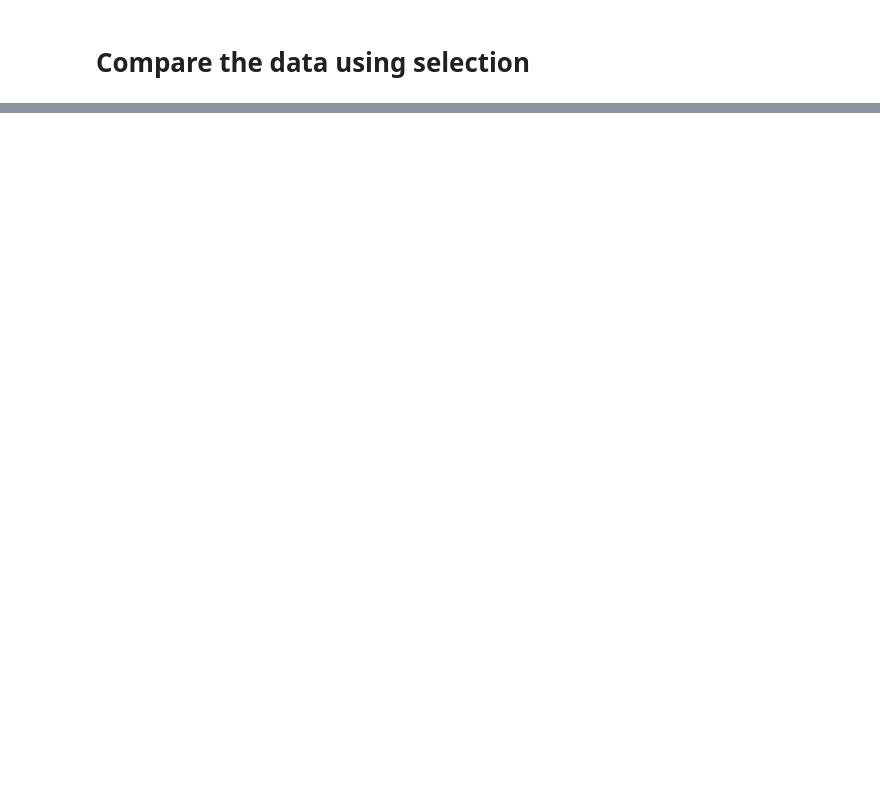
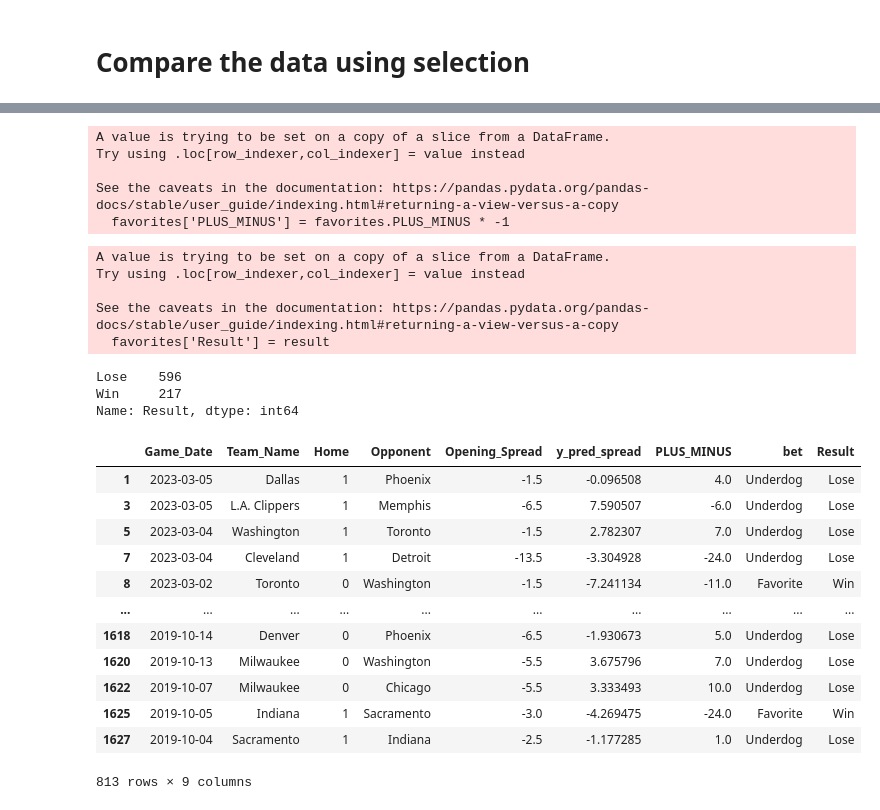
Before and after one commit to alecmatt5/nba_betting_analysis, a Jupyter notebook: backend/notebooks/secondary_model_alec.ipynb, the cells around one changed output, grey strips where cells are left out. Saved outputs shown, nothing was run; the diff lists cells and outputs as text; code cells hidden in the pictures; blank space fills up the shorter version.

```diff
--- a/backend/notebooks/secondary_model_alec.ipynb
+++ b/backend/notebooks/secondary_model_alec.ipynb
@@ -82,0 +211,57 @@ bets
+# %%
+favorites = compare[compare['Opening_Spread'] < 0]
+favorites['PLUS_MINUS'] = favorites.PLUS_MINUS * -1
+# %% [output]
+A value is trying to be set on a copy of a slice from a DataFrame.
+Try using .loc[row_indexer,col_indexer] = value instead
+
+See the caveats in the documentation: https://pandas.pydata.org/pandas-docs/stable/user_guide/indexing.html#returning-a-view-versus-a-copy
+  favorites['PLUS_MINUS'] = favorites.PLUS_MINUS * -1
+# %%
+PLUS_MINUS = favorites.PLUS_MINUS.tolist()
+bet = favorites.bet.tolist()
+# %%
+def win_or_lose(bet, plus_minus):
+    if bet == 'Favorite':
+        if 'PLUS_MINUS' > 'Opening_Spread':
+            return 'Win'
+        else:
+            return 'Lose'
+    else:
+        if 'PLUS_MINUS' < 'Opening_Spread':
+            return 'Win'
+        else:
+            return 'Lose'
+# %%
+result = []
+for i in range(len(bet)):
+    result.append(win_or_lose(bet[i], PLUS_MINUS[i]))
+favorites['Result'] = result
+# %% [output]
+A value is trying to be set on a copy of a slice from a DataFrame.
+Try using .loc[row_indexer,col_indexer] = value instead
+
+See the caveats in the documentation: https://pandas.pydata.org/pandas-docs/stable/user_guide/indexing.html#returning-a-view-versus-a-copy
+  favorites['Result'] = result
+# %%
+favorites.Result.value_counts()
+# %% [output]
+Lose    596
+Win     217
+Name: Result, dtype: int64
+# %%
+favorites
+# %% [output]
+|  | Game_Date | Team_Name | Home | Opponent | Opening_Spread | y_pred_spread | PLUS_MINUS | bet | Result |
+| 1 | 2023-03-05 | Dallas | 1 | Phoenix | -1.5 | -0.096508 | 4.0 | Underdog | Lose |
+| 3 | 2023-03-05 | L.A. Clippers | 1 | Memphis | -6.5 | 7.590507 | -6.0 | Underdog | Lose |
+| 5 | 2023-03-04 | Washington | 1 | Toronto | -1.5 | 2.782307 | 7.0 | Underdog | Lose |
+| 7 | 2023-03-04 | Cleveland | 1 | Detroit | -13.5 | -3.304928 | -24.0 | Underdog | Lose |
+| 8 | 2023-03-02 | Toronto | 0 | Washington | -1.5 | -7.241134 | -11.0 | Favorite | Win |
+| ... | ... | ... | ... | ... | ... | ... | ... | ... | ... |
+| 1618 | 2019-10-14 | Denver | 0 | Phoenix | -6.5 | -1.930673 | 5.0 | Underdog | Lose |
+| 1620 | 2019-10-13 | Milwaukee | 0 | Washington | -5.5 | 3.675796 | 7.0 | Underdog | Lose |
+| 1622 | 2019-10-07 | Milwaukee | 0 | Chicago | -5.5 | 3.333493 | 10.0 | Underdog | Lose |
+| 1625 | 2019-10-05 | Indiana | 1 | Sacramento | -3.0 | -4.269475 | -24.0 | Favorite | Win |
+| 1627 | 2019-10-04 | Sacramento | 1 | Indiana | -2.5 | -1.177285 | 1.0 | Underdog | Lose |
+813 rows × 9 columns
```
Also changed, not shown: parts of 16 cells of this notebook, 15 other files.
